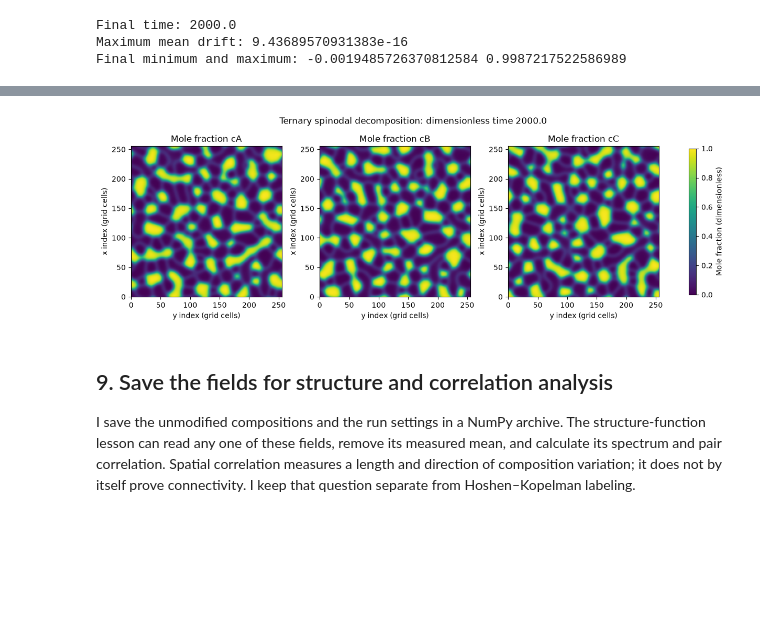
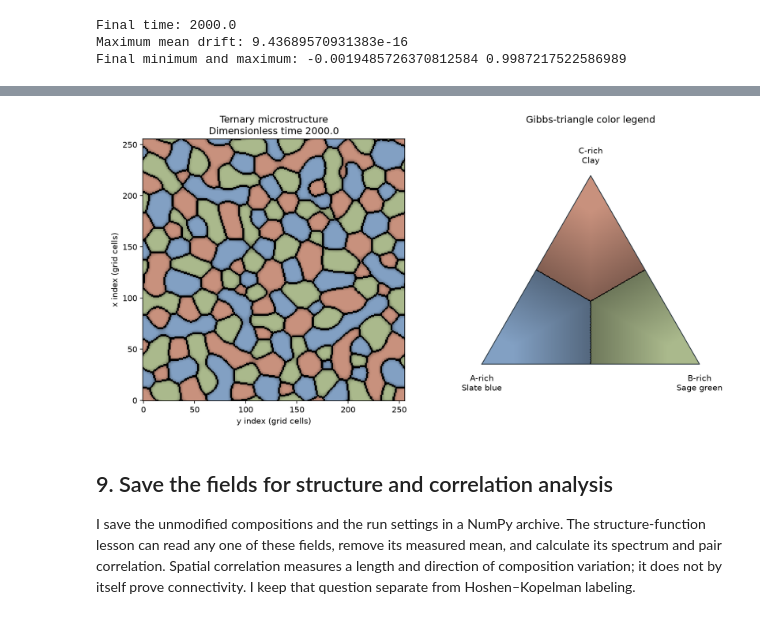
Before and after one commit to saswataiith/saswataiith.github.io, a Jupyter notebook: files/mesoscale/examples/stepwise/ternary-spinodal-python.ipynb, the cells around one changed output, grey strips where cells are left out. Cells and saved outputs as stored; diff of their text form; code cells hidden in the pictures; blank space fills up the shorter version.

Commit message:
Show ternary microstructure with pastel colors and Gibbs triangle legend

```diff
--- a/files/mesoscale/examples/stepwise/ternary-spinodal-python.ipynb
+++ b/files/mesoscale/examples/stepwise/ternary-spinodal-python.ipynb
@@ -181,15 +187,83 @@ I plot all three mole fractions with the same color scale. The horizontal axis i
 # %%
-fig, axes = plt.subplots(1, 3, figsize=(12, 4), constrained_layout=True)
-for ax, field, label in zip(axes, [cA, cB, cC], ["A", "B", "C"]):
-    image = ax.imshow(field, origin="lower", vmin=0, vmax=1, cmap="viridis")
-    ax.set_title("Mole fraction c" + label)
-    ax.set_xlabel("y index (grid cells)")
-    ax.set_ylabel("x index (grid cells)")
-fig.colorbar(image, ax=axes, label="Mole fraction (dimensionless)", shrink=0.8)
-fig.suptitle("Ternary spinodal decomposition: dimensionless time " + str(steps*dt))
+def composition_rgb(a, b, c):
+    # I retain my continuous RGB map as an alternative view of composition.
+    return np.clip(np.stack([a, b, c], axis=-1), 0.0, 1.0)
+
+
+def composition_pastel(a, b, c, draw_edges=True, periodic=True):
+    # I assign one color according to the largest local mole fraction.
+    composition = np.clip(np.stack([a, b, c], axis=-1), 0.0, 1.0)
+    label = np.argmax(composition, axis=-1)
+    palette = np.array([[130, 160, 195], [170, 185, 140], [200, 145, 125]]) / 255.0
+    color = palette[label].copy()
+
+    # I use the difference between the largest two fractions to shade each region.
+    ordered = np.sort(composition, axis=-1)
+    difference = ordered[..., -1] - ordered[..., -2]
+    brightness = 0.65 + 0.35 * np.clip(difference / 0.7, 0.0, 1.0)
+    color *= brightness[..., None]
+
+    # I draw black lines where neighboring grid cells have different labels.
+    if draw_edges:
+        edge = np.zeros(label.shape, dtype=bool)
+        if periodic:
+            for axis in (0, 1):
+                edge |= label != np.roll(label, 1, axis=axis)
+                edge |= label != np.roll(label, -1, axis=axis)
+        else:
+            edge[:-1, :] |= label[:-1, :] != label[1:, :]
+            edge[1:, :] |= label[1:, :] != label[:-1, :]
+            edge[:, :-1] |= label[:, :-1] != label[:, 1:]
+            edge[:, 1:] |= label[:, 1:] != label[:, :-1]
+        color[edge] = 0.0
+    return color
+
+
+# I can choose "pastel" for clear regions or "rgb" for continuous composition colors.
+display_style = "pastel"
+before_plot = np.stack([cA, cB, cC]).copy()
+if display_style == "pastel":
+    image = composition_pastel(cA, cB, cC)
+else:
+    image = composition_rgb(cA, cB, cC)
+assert image.shape == (Nx, Ny, 3)
+assert np.array_equal(before_plot, np.stack([cA, cB, cC]))
+
+# I construct a Gibbs-triangle legend with the same colors and shading.
+height = np.sqrt(3.0) / 2.0
+xx, yy = np.meshgrid(np.linspace(0.0, 1.0, 401), np.linspace(0.0, height, 349))
+legend_C = yy / height
+legend_B = xx - legend_C / 2.0
+legend_A = 1.0 - legend_B - legend_C
+inside = (legend_A >= 0) & (legend_B >= 0) & (legend_C >= 0)
+if display_style == "pastel":
+    legend_color = composition_pastel(legend_A, legend_B, legend_C, periodic=False)
+    labels = ("A-rich\nSlate blue", "B-rich\nSage green", "C-rich\nClay")
+else:
+    legend_color = composition_rgb(legend_A, legend_B, legend_C)
+    labels = ("A-rich\nRed", "B-rich\nGreen", "C-rich\nBlue")
+legend_rgba = np.dstack([legend_color, inside.astype(float)])
+
+fig, (ax, triangle) = plt.subplots(1, 2, figsize=(11, 5.5),
+                                  gridspec_kw={"width_ratios": [1.3, 1]},
+                                  constrained_layout=True)
+ax.imshow(image, origin="lower", interpolation="nearest")
+ax.set_title("Ternary microstructure\nDimensionless time " + str(steps*dt))
+ax.set_xlabel("y index (grid cells)")
+ax.set_ylabel("x index (grid cells)")
+triangle.imshow(legend_rgba, extent=[0, 1, 0, height], origin="lower", interpolation="nearest")
+triangle.plot([0, 1, 0.5, 0], [0, 0, height, 0], color="#26333c", lw=1)
+triangle.text(0, -0.045, labels[0], ha="center", va="top")
+triangle.text(1, -0.045, labels[1], ha="center", va="top")
+triangle.text(0.5, height+0.045, labels[2], ha="center", va="bottom")
+triangle.set_title("Gibbs-triangle color legend", pad=28)
+triangle.set_xlim(-0.12, 1.12)
+triangle.set_ylim(-0.14, height+0.14)
+triangle.set_aspect("equal")
+triangle.axis("off")
 plt.show()
 # %% [output]
-[figure, old version]
+[figure, new version]
 # %% [markdown]
 ## 9. Save the fields for structure and correlation analysis
 
```
Also changed, not shown: parts of 1 cell of this notebook, 4 other files.
